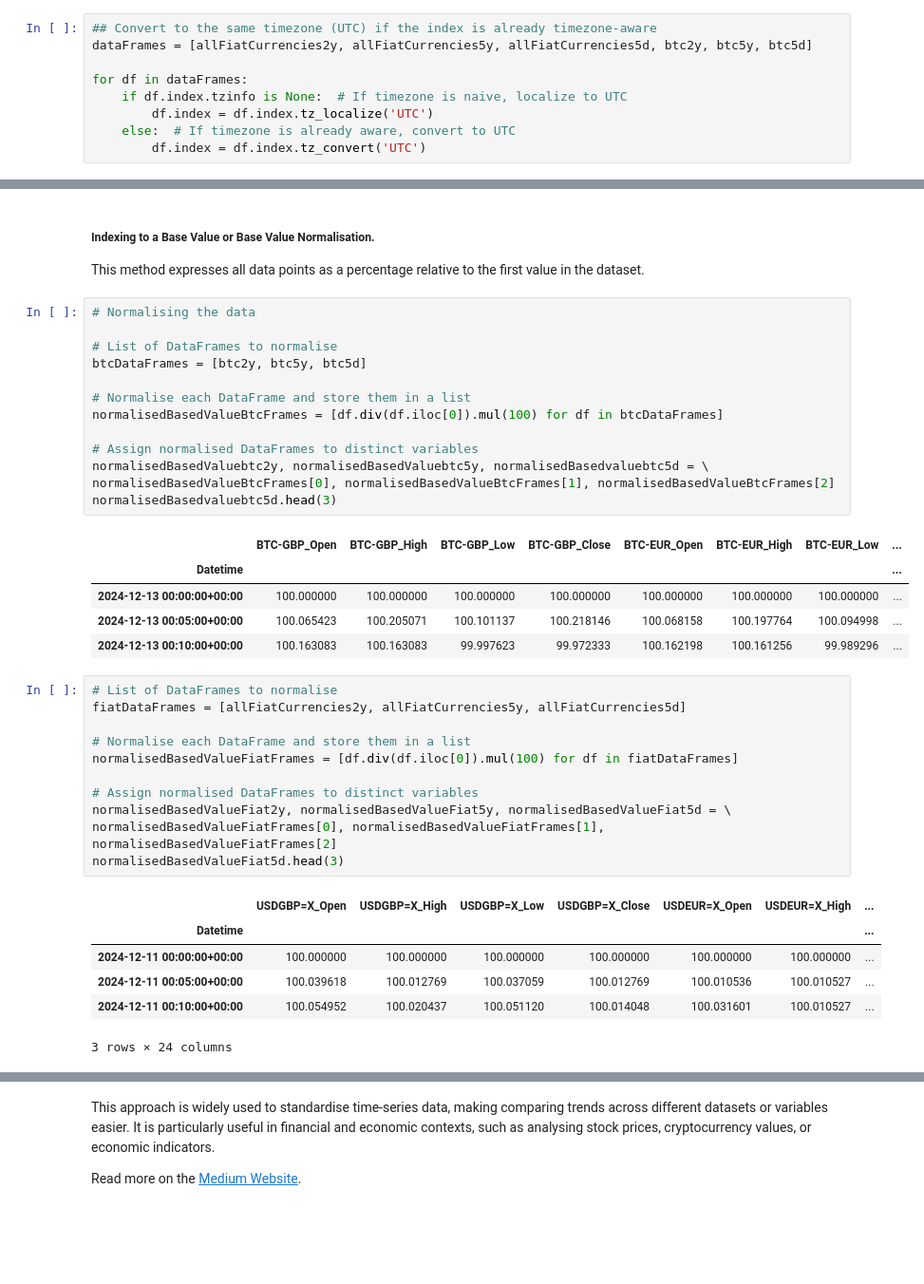
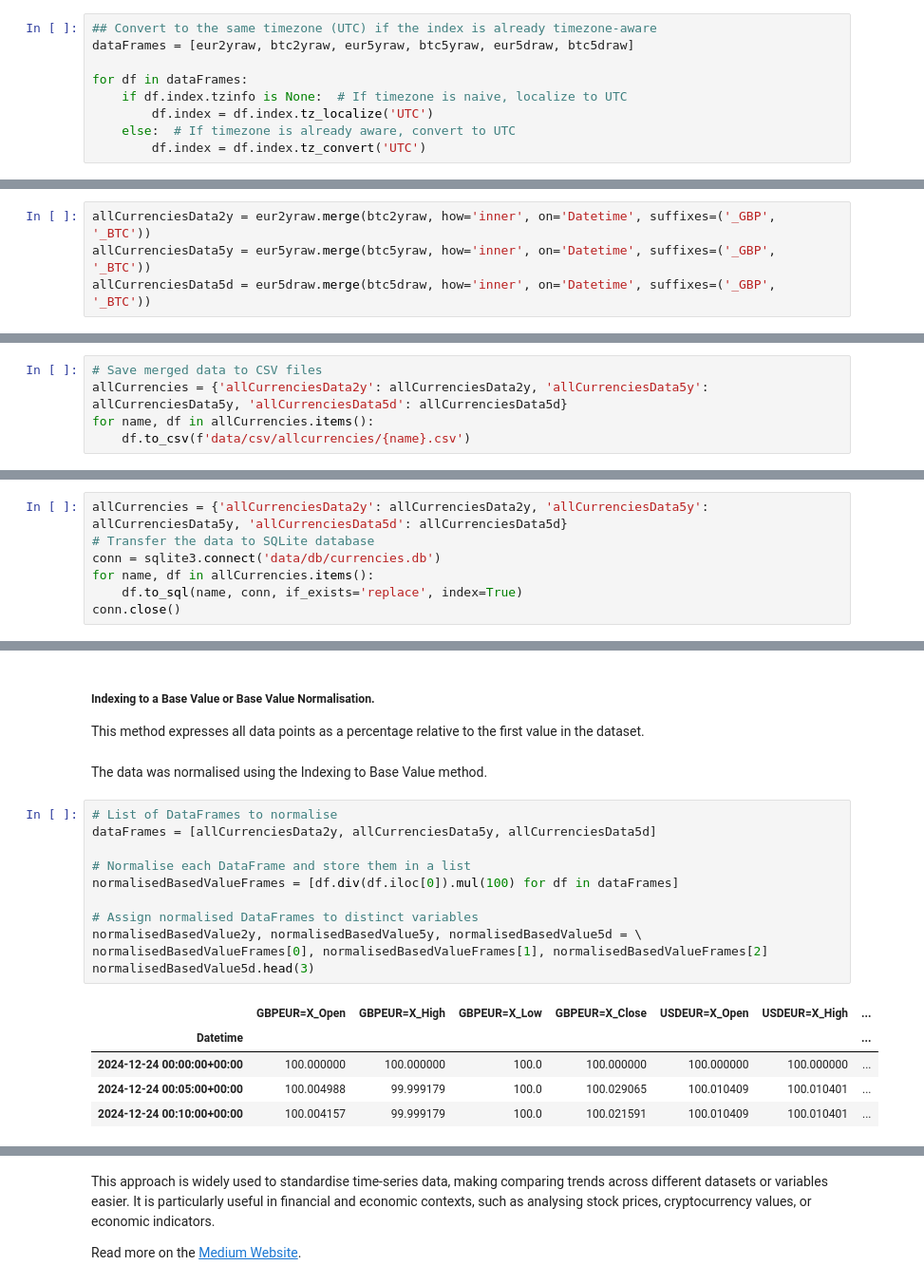
Before and after one commit to TomUszyn/PFDA-project, a Jupyter notebook: analysingCurrencyTrends.ipynb, the cells around one changed output, grey strips where cells are left out. Shown at 95% size. Cells and saved outputs as stored; diff of their text form; blank space fills up the shorter version.

Commit message:
Simplified data collection, updated code, added a few more well-organized CSV files for saving, and updated the database to include all new records. Added more comments for better understanding.

```diff
--- a/analysingCurrencyTrends.ipynb
+++ b/analysingCurrencyTrends.ipynb
@@ -327,6 +376,6 @@ for df in dataframes:
 # %%
 ## Convert to the same timezone (UTC) if the index is already timezone-aware
-dataFrames = [allFiatCurrencies2y, allFiatCurrencies5y, allFiatCurrencies5d, btc2y, btc5y, btc5d]
+dataFrames = [eur2yraw, btc2yraw, eur5yraw, btc5yraw, eur5draw, btc5draw]
 
 for df in dataFrames:
     if df.index.tzinfo is None:  # If timezone is naive, localize to UTC
@@ -403,0 +387,4 @@ There is no action required.
+# %%
+allCurrenciesData2y = eur2yraw.merge(btc2yraw, how='inner', on='Datetime', suffixes=('_GBP', '_BTC'))
+allCurrenciesData5y = eur5yraw.merge(btc5yraw, how='inner', on='Datetime', suffixes=('_GBP', '_BTC'))
+allCurrenciesData5d = eur5draw.merge(btc5draw, how='inner', on='Datetime', suffixes=('_GBP', '_BTC'))
@@ -403,0 +393,5 @@ There is no action required.
+# %%
+# Save merged data to CSV files
+allCurrencies = {'allCurrenciesData2y': allCurrenciesData2y, 'allCurrenciesData5y': allCurrenciesData5y, 'allCurrenciesData5d': allCurrenciesData5d}
+for name, df in allCurrencies.items():
+    df.to_csv(f'data/csv/allcurrencies/{name}.csv')
@@ -404,3 +400,10 @@ There is no action required.
+# %%
+allCurrencies = {'allCurrenciesData2y': allCurrenciesData2y, 'allCurrenciesData5y': allCurrenciesData5y, 'allCurrenciesData5d': allCurrenciesData5d}
+# Transfer the data to SQLite database
+conn = sqlite3.connect('data/db/currencies.db')
+for name, df in allCurrencies.items():
+    df.to_sql(name, conn, if_exists='replace', index=True)
+conn.close()
 # %% [markdown]
 #### Normalise Bitcoin exchange rates
 # %% [markdown]
@@ -413,40 +414,22 @@ normalisation. Because I will compare Bitcoin to other currencies, all compared
 ##### Indexing to a Base Value or Base Value Normalisation.
 
 This method expresses all data points as a percentage relative to the first value in the dataset.
+# %% [markdown]
+The data was normalised using the Indexing to Base Value method.
 # %%
-# Normalising the data
-
 # List of DataFrames to normalise
-btcDataFrames = [btc2y, btc5y, btc5d]
+dataFrames = [allCurrenciesData2y, allCurrenciesData5y, allCurrenciesData5d]
 
 # Normalise each DataFrame and store them in a list
-normalisedBasedValueBtcFrames = [df.div(df.iloc[0]).mul(100) for df in btcDataFrames]
+normalisedBasedValueFrames = [df.div(df.iloc[0]).mul(100) for df in dataFrames]
 
 # Assign normalised DataFrames to distinct variables
-normalisedBasedValuebtc2y, normalisedBasedValuebtc5y, normalisedBasedvaluebtc5d = \
-normalisedBasedValueBtcFrames[0], normalisedBasedValueBtcFrames[1], normalisedBasedValueBtcFrames[2]
-normalisedBasedvaluebtc5d.head(3)
+normalisedBasedValue2y, normalisedBasedValue5y, normalisedBasedValue5d = \
+normalisedBasedValueFrames[0], normalisedBasedValueFrames[1], normalisedBasedValueFrames[2]
+normalisedBasedValue5d.head(3)
 # %% [output]
-|  | BTC-GBP_Open | BTC-GBP_High | BTC-GBP_Low | BTC-GBP_Close | BTC-EUR_Open | BTC-EUR_High | BTC-EUR_Low | ... |
-| Datetime |  |  |  |  |  |  |  | ... |
-| 2024-12-13 00:00:00+00:00 | 100.000000 | 100.000000 | 100.000000 | 100.000000 | 100.000000 | 100.000000 | 100.000000 | ... |
-| 2024-12-13 00:05:00+00:00 | 100.065423 | 100.205071 | 100.101137 | 100.218146 | 100.068158 | 100.197764 | 100.094998 | ... |
-| 2024-12-13 00:10:00+00:00 | 100.163083 | 100.163083 | 99.997623 | 99.972333 | 100.162198 | 100.161256 | 99.989296 | ... |
+|  | GBPEUR=X_Open | GBPEUR=X_High | GBPEUR=X_Low | GBPEUR=X_Close | USDEUR=X_Open | USDEUR=X_High | ... |
+| Datetime |  |  |  |  |  |  | ... |
+| 2024-12-24 00:00:00+00:00 | 100.000000 | 100.000000 | 100.0 | 100.000000 | 100.000000 | 100.000000 | ... |
+| 2024-12-24 00:05:00+00:00 | 100.004988 | 99.999179 | 100.0 | 100.029065 | 100.010409 | 100.010401 | ... |
+| 2024-12-24 00:10:00+00:00 | 100.004157 | 99.999179 | 100.0 | 100.021591 | 100.010409 | 100.010401 | ... |
-# %%
-# List of DataFrames to normalise
-fiatDataFrames = [allFiatCurrencies2y, allFiatCurrencies5y, allFiatCurrencies5d]
-
-# Normalise each DataFrame and store them in a list
-normalisedBasedValueFiatFrames = [df.div(df.iloc[0]).mul(100) for df in fiatDataFrames]
-
-# Assign normalised DataFrames to distinct variables
-normalisedBasedValueFiat2y, normalisedBasedValueFiat5y, normalisedBasedValueFiat5d = \
-normalisedBasedValueFiatFrames[0], normalisedBasedValueFiatFrames[1], normalisedBasedValueFiatFrames[2]
-normalisedBasedValueFiat5d.head(3)
-# %% [output]
-|  | USDGBP=X_Open | USDGBP=X_High | USDGBP=X_Low | USDGBP=X_Close | USDEUR=X_Open | USDEUR=X_High | ... |
-| Datetime |  |  |  |  |  |  | ... |
-| 2024-12-11 00:00:00+00:00 | 100.000000 | 100.000000 | 100.000000 | 100.000000 | 100.000000 | 100.000000 | ... |
-| 2024-12-11 00:05:00+00:00 | 100.039618 | 100.012769 | 100.037059 | 100.012769 | 100.010536 | 100.010527 | ... |
-| 2024-12-11 00:10:00+00:00 | 100.054952 | 100.020437 | 100.051120 | 100.014048 | 100.031601 | 100.010527 | ... |
-3 rows × 24 columns
```
Also changed, not shown: parts of 62 cells of this notebook, 20 other files.
